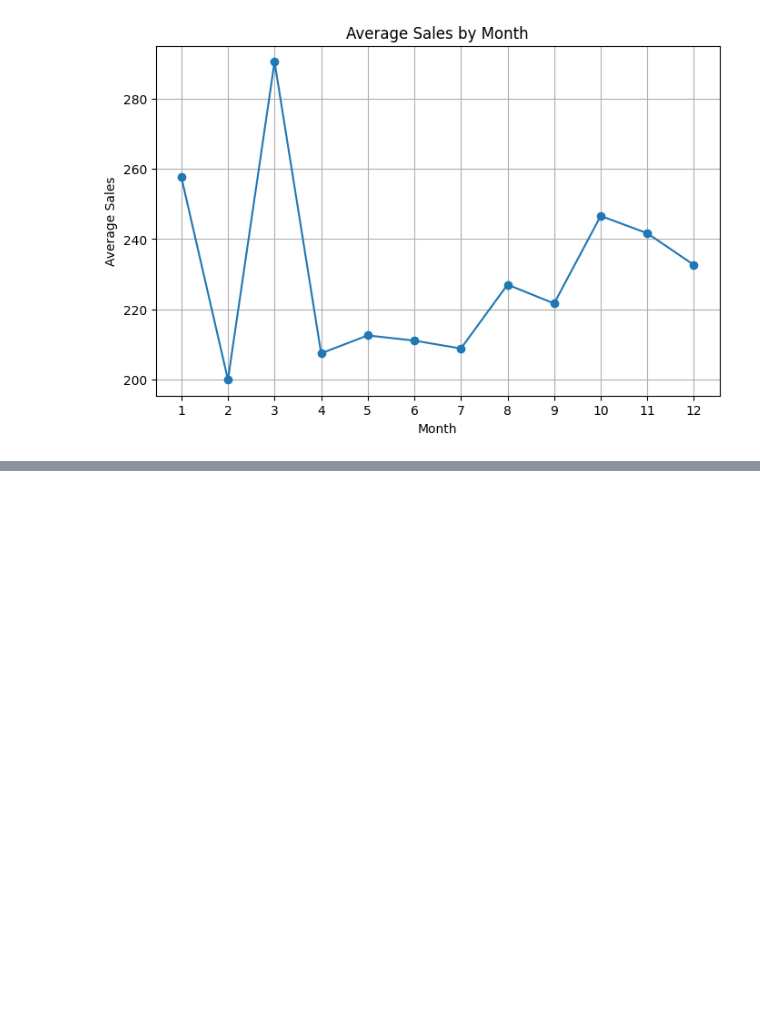
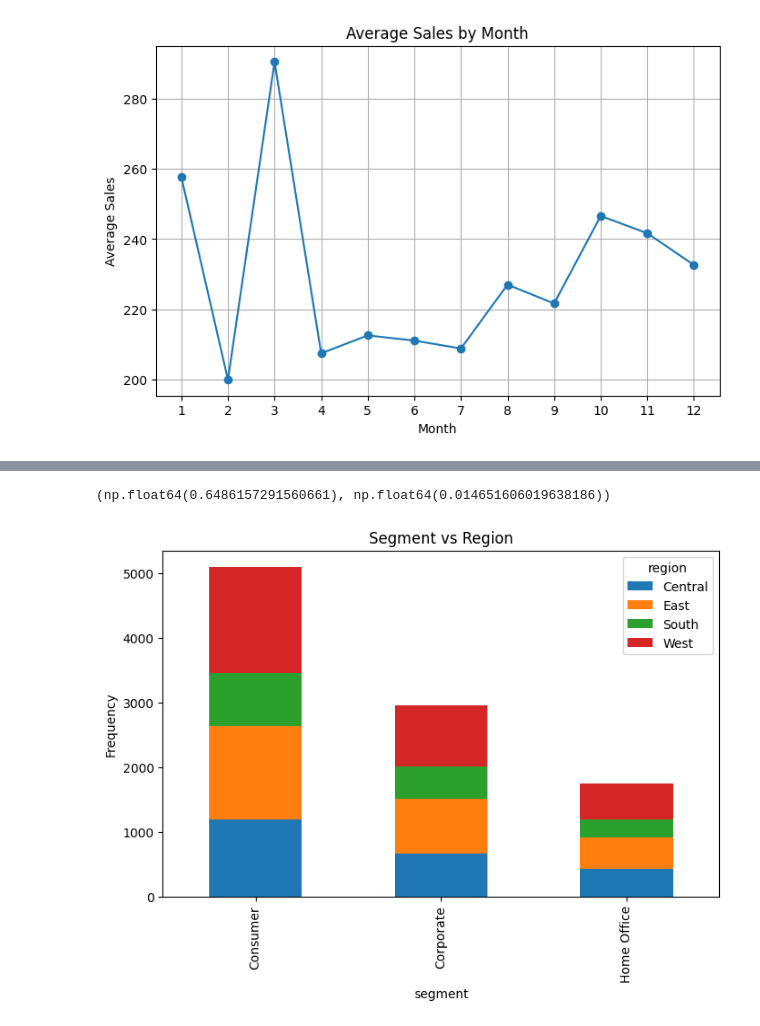
Before and after one commit to HelenaGomezV/superstore-sales-forecasting-final-project, a Jupyter notebook: notebooks/01_EDA_and_Price_Forecasting.ipynb, the cells around one changed output, grey strips where cells are left out. Drawn from its saved outputs; the diff is of its cells as text; code cells hidden in the pictures; blank space fills up the shorter version.

```diff
--- a/notebooks/01_EDA_and_Price_Forecasting.ipynb
+++ b/notebooks/01_EDA_and_Price_Forecasting.ipynb
@@ -397,0 +413,6 @@ plt.show()
+# %%
+# Crear variable derivada
+df['shipping_days'] = (df['ship_date'] - df['order_date']).dt.days
+
+# Verificar tipos
+df.dtypes
@@ -397,0 +454,6 @@ plt.show()
+# %%
+from scipy.stats import chi2_contingency
+
+# Crosstab
+ct_segment_region = pd.crosstab(df['segment'], df['region'])
+ct_segment_region
@@ -397,0 +477,22 @@ plt.show()
+# %%
+# Chi-square test
+chi2, p_value, dof, expected = chi2_contingency(ct_segment_region)
+
+# Cramér's V
+n = ct_segment_region.sum().sum()
+cramers_v = np.sqrt(chi2 / (n * (min(ct_segment_region.shape) - 1)))
+
+p_value, cramers_v
+# %% [output]
+(np.float64(0.6486157291560661), np.float64(0.014651606019638186))
+# %%
+import matplotlib.pyplot as plt
+import seaborn as sns
+
+# Stacked bar chart
+ct_segment_region.plot(kind='bar', stacked=True, figsize=(8,5))
+plt.title('Segment vs Region')
+plt.ylabel('Frequency')
+plt.show()
+# %% [output]
+[figure, added]
```
Also changed, not shown: parts of 12 cells of this notebook, 2 other files.
